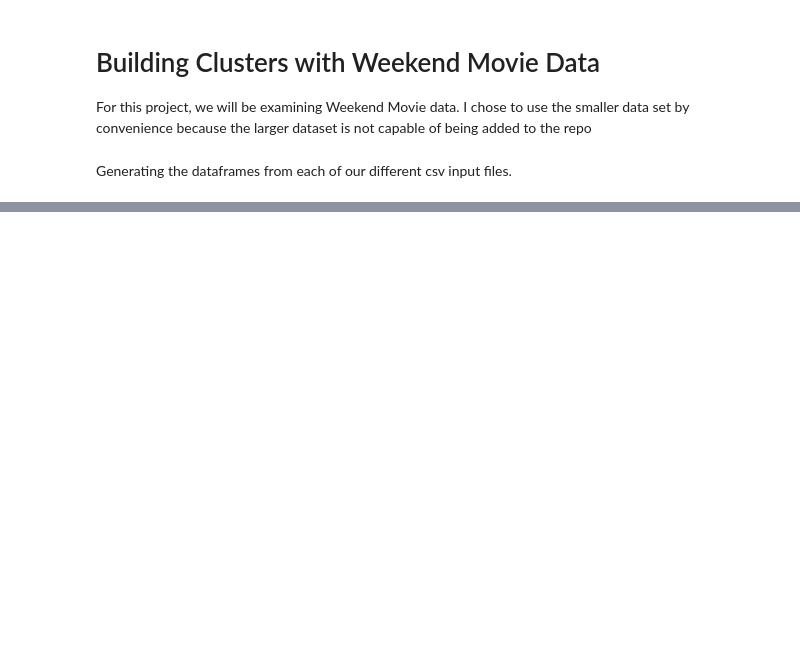
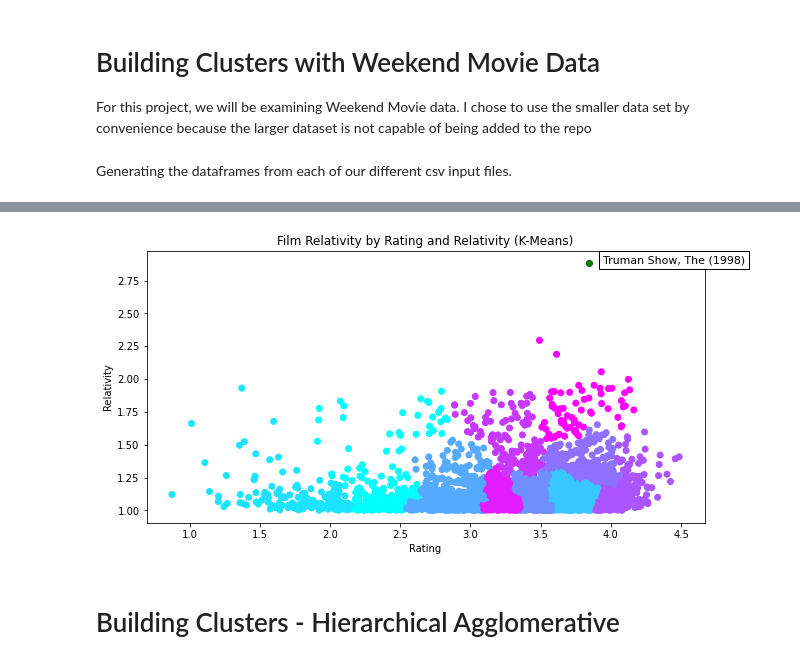
Before and after one commit to Cbeeb121/WeekendMovieTripDS, a Jupyter notebook: Clusters.ipynb, the cells around one changed output, grey strips where cells are left out. Cells and saved outputs as stored; diff of their text form; code cells hidden in the pictures; blank space fills up the shorter version.

```diff
--- a/Clusters.ipynb
+++ b/Clusters.ipynb
@@ -103,0 +121,5 @@ ratings_tags
+# %%
+ts_id, ts_title, ts_rating = truman_show["movieId"].values[0], truman_show["title"].values[0], truman_show["avgRating"].values[0]
+print("ID: %s" % ts_id)
+print("TITLE: %s" % ts_title)
+print("RATING: %s" % ts_rating)
@@ -103,0 +193,8 @@ ratings_tags
+# %%
+kmeans = KMeans(n_clusters=10).fit(data[:, :2])
+labels = kmeans.labels_
+
+movie_cluster = labels[test_data_idx]
+related_movie_idxs = np.where(labels == movie_cluster)
+related_movie_ids = data[related_movie_idxs][:, 2]
+kmeans_related_movies = test_data[test_data["movieId"].isin(related_movie_ids)].sort_values(by=["relativityFactor"], ascending=False)
@@ -103,0 +204,18 @@ ratings_tags
+# %%
+plt.figure(figsize=(10, 5))
+plt.cool()
+
+plt.scatter(data[:, 0], data[:, 1], c=labels)
+
+plt.title("Film Relativity by Rating and Relativity (K-Means)")
+plt.xlabel("Rating")
+plt.ylabel("Relativity")
+
+plt.scatter(ts_rating, truman_show_relativity_factor, c='g')
+plt.text(ts_rating + 0.1, truman_show_relativity_factor, ts_title, fontsize=11, bbox=dict(facecolor='white'))
+
+plt.show()
+# %% [output]
+[figure, added]
+# %% [markdown]
+# Building Clusters - Hierarchical Agglomerative
```
Also changed, not shown: parts of 41 cells of this notebook, 2 other files.
